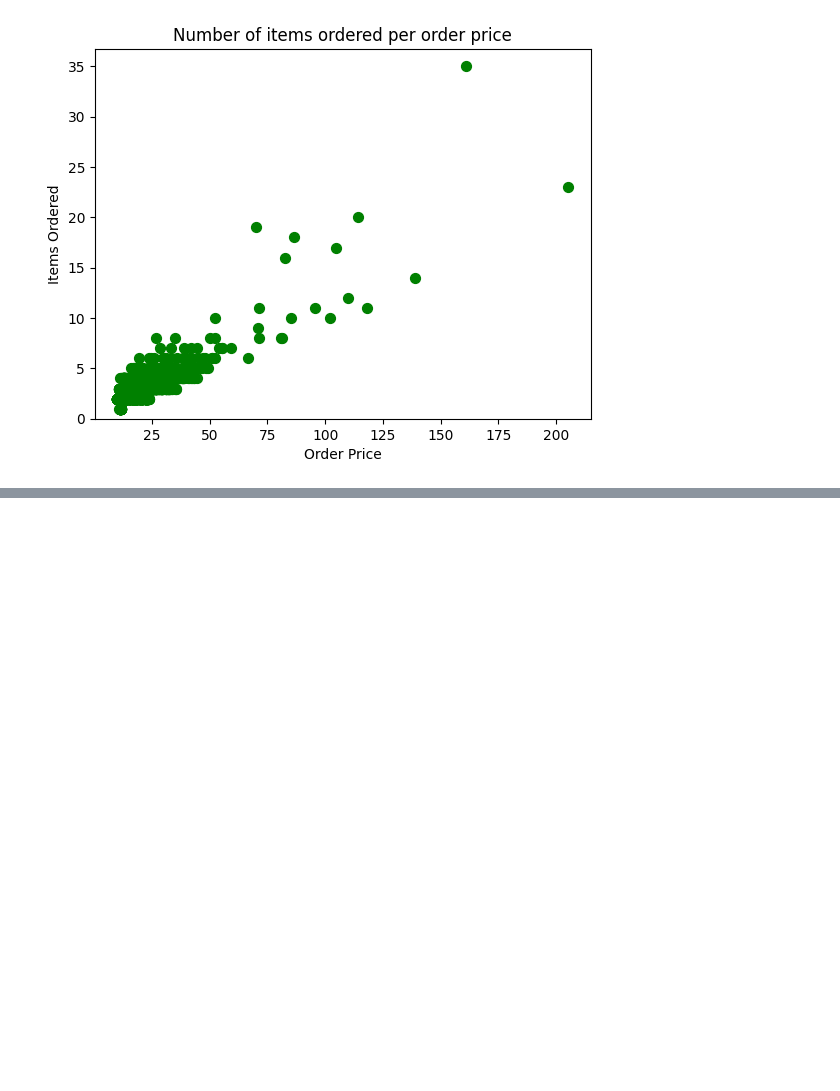
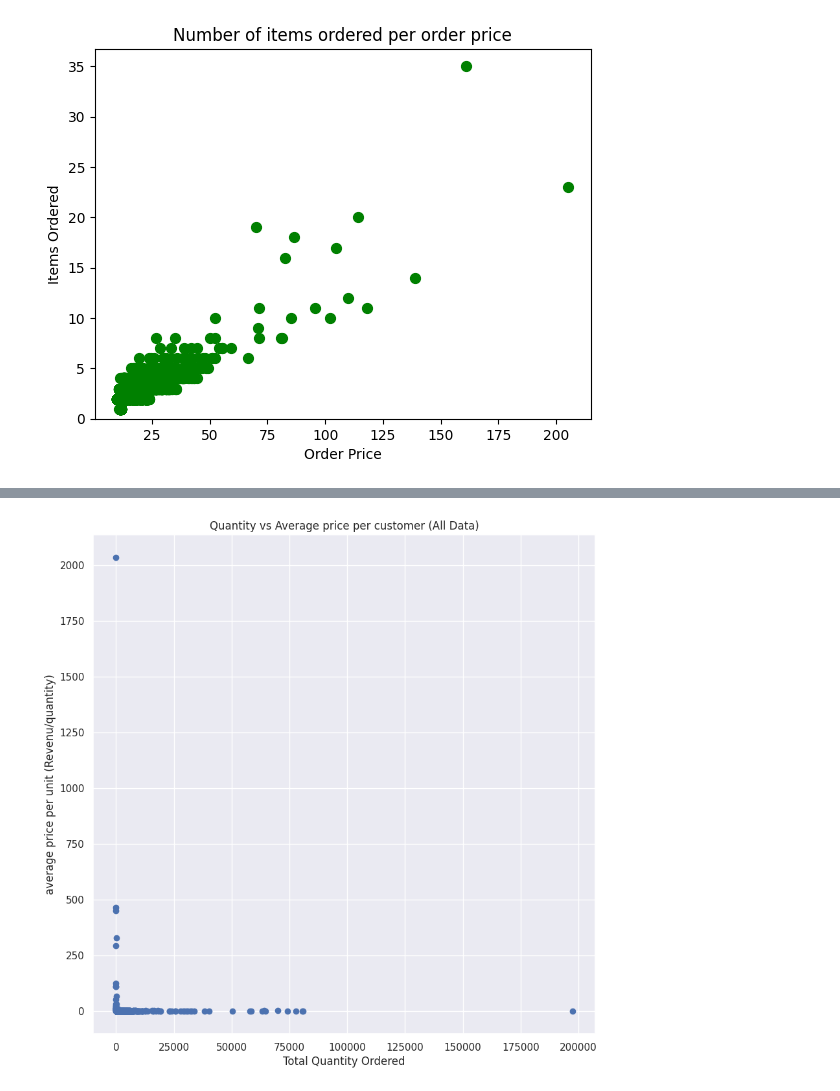
Before and after one commit to masira-syd29/100-Pandas-Exercises, a Jupyter notebook: 07_Visualization.ipynb, the cells around one changed output, grey strips where cells are left out. Cells and saved outputs as stored; diff of their text form; code cells hidden in the pictures; blank space fills up the shorter version.

```diff
--- a/07_Visualization.ipynb
+++ b/07_Visualization.ipynb
@@ -100,0 +322,14 @@ plt.show()
+# %%
+plottable = (
+online_rt.groupby(['CustomerID'])[['Quantity','Revenue']].sum()
+.assign(AvgPrice = lambda df : df.Revenue / df.Quantity)
+)
+# %%
+plt.figure(figsize=(10, 10))
+plt.scatter(x=plottable.Quantity, y=plottable.AvgPrice)
+plt.title('Quantity vs Average price per customer (All Data)')
+plt.xlabel('Total Quantity Ordered')
+plt.ylabel('average price per unit (Revenu/quantity)')
+plt.show()
+# %% [output]
+[figure, added]
```
Also changed, not shown: parts of 91 cells of this notebook, 5 other files.
